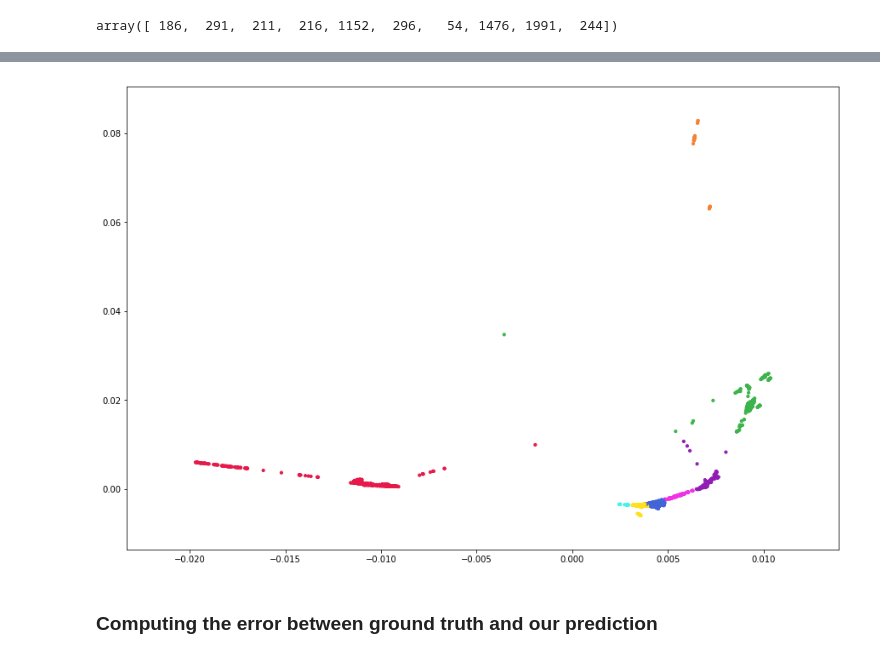
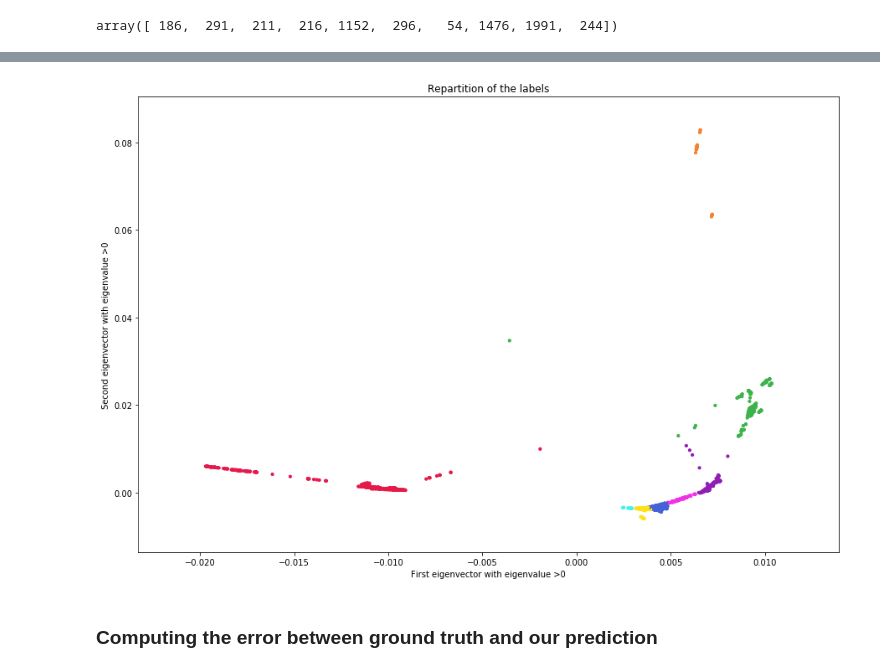
Before and after one commit to AmauV/NTDS, a Jupyter notebook: Project.ipynb, the cells around one changed output, grey strips where cells are left out. Cells and saved outputs as stored; diff of their text form; code cells hidden in the pictures.

```diff
--- a/Project.ipynb
+++ b/Project.ipynb
@@ -464,10 +428,13 @@ lab_test = [dic_color[lab_empty[i]] for i in range(len(lab_empty))]
 # %%
 #Plot on the first two eigenvectors
 plt.figure(figsize=(15,10))
 plt.scatter(Y[:,0],Y[:,1], s=10, c=lab_color, cmap='rainbow')
+plt.xlabel("First eigenvector with eigenvalue >0")
+plt.ylabel("Second eigenvector with eigenvalue >0")
+plt.title("Repartition of the labels")
 plt.show()
 # %% [output]
-[figure, old version]
+[figure, new version]
 # %%
 nodes_bg = nodes.iloc[bg_indices]   #get nodes in biggest_cluster
 # %%
```
Also changed, not shown: parts of 26 cells of this notebook.
